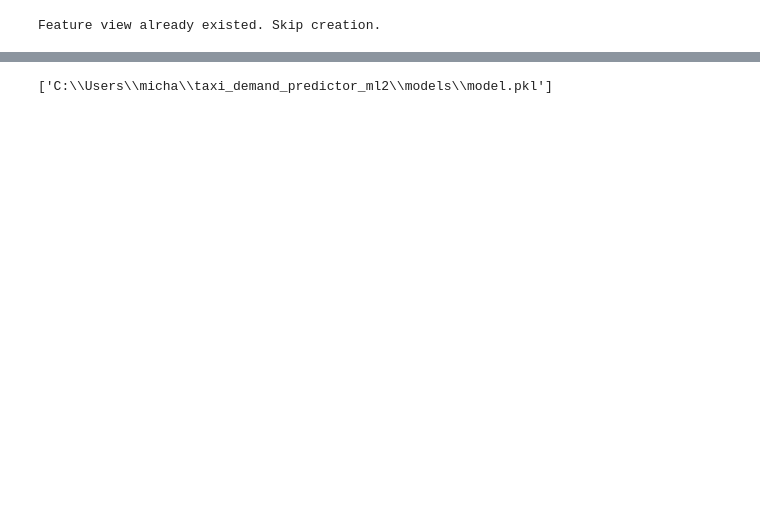
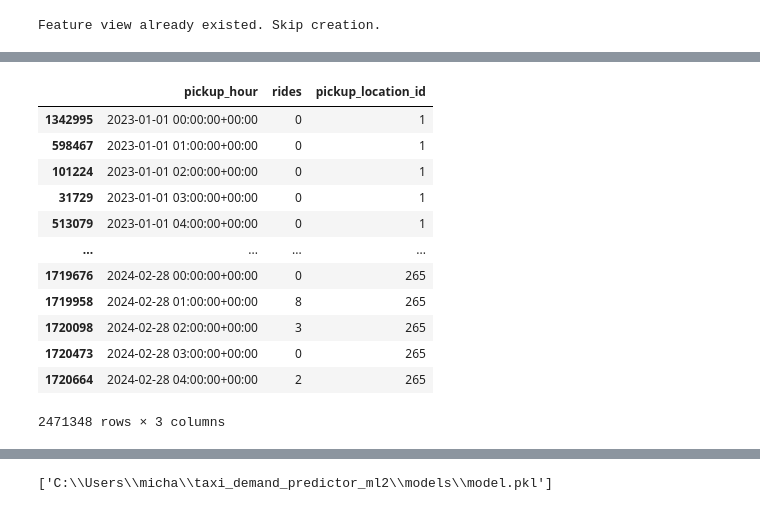
Before and after one commit to linmichael123/taxi_demand_predictor_ml2, a Jupyter notebook: notebooks/13_model_training_pipeline.ipynb, the cells around one changed output, grey strips where cells are left out. Cells and saved outputs as stored; diff of their text form; code cells hidden in the pictures; blank space fills up the shorter version.

```diff
--- a/notebooks/13_model_training_pipeline.ipynb
+++ b/notebooks/13_model_training_pipeline.ipynb
@@ -53,0 +56,21 @@ Error:
+# %%
+# drop `pickup_ts` column
+ts_data.drop('pickup_ts', axis=1, inplace=True)
+
+# sort by `pickup_location_id` and `pickup_hour`
+ts_data.sort_values(by=['pickup_location_id', 'pickup_hour'], inplace=True)
+ts_data
+# %% [output]
+|  | pickup_hour | rides | pickup_location_id |
+| 1342995 | 2023-01-01 00:00:00+00:00 | 0 | 1 |
+| 598467 | 2023-01-01 01:00:00+00:00 | 0 | 1 |
+| 101224 | 2023-01-01 02:00:00+00:00 | 0 | 1 |
+| 31729 | 2023-01-01 03:00:00+00:00 | 0 | 1 |
+| 513079 | 2023-01-01 04:00:00+00:00 | 0 | 1 |
+| ... | ... | ... | ... |
+| 1719676 | 2024-02-28 00:00:00+00:00 | 0 | 265 |
+| 1719958 | 2024-02-28 01:00:00+00:00 | 8 | 265 |
+| 1720098 | 2024-02-28 02:00:00+00:00 | 3 | 265 |
+| 1720473 | 2024-02-28 03:00:00+00:00 | 0 | 265 |
+| 1720664 | 2024-02-28 04:00:00+00:00 | 2 | 265 |
+2471348 rows × 3 columns
```
Also changed, not shown: parts of 17 cells of this notebook, 3 other files.
